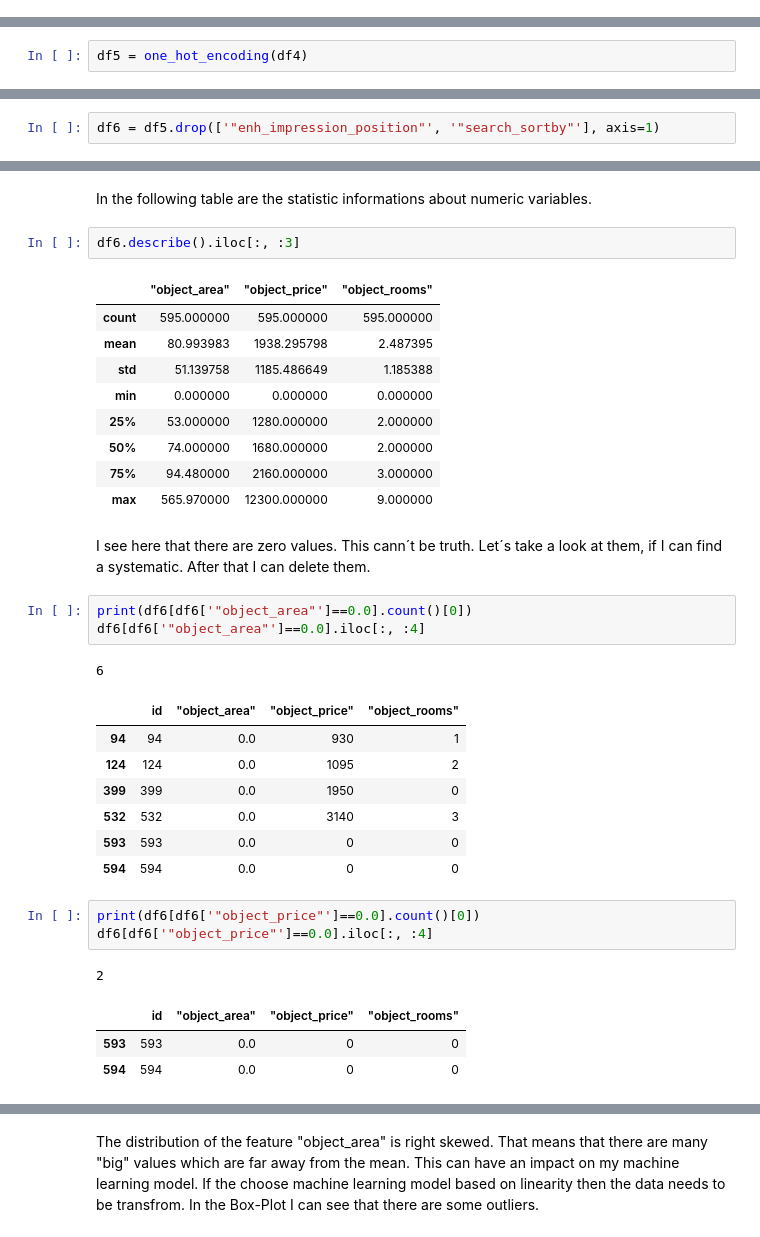
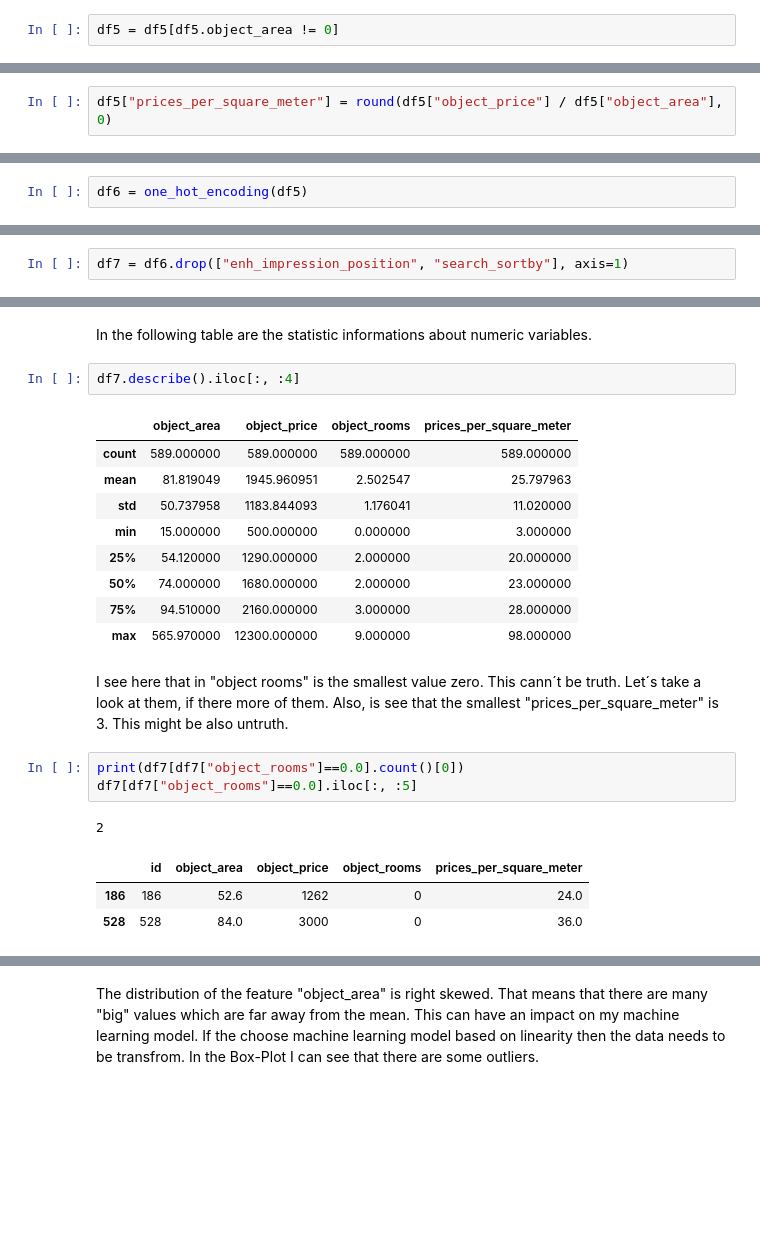
Before and after one commit to maximkiesel1/Machine_Learning_Rent_Prediction, a Jupyter notebook: Part_Two_EDA.ipynb, the cells around one changed output, grey strips where cells are left out. Cells and saved outputs as stored; diff of their text form; blank space fills up the shorter version.

```diff
--- a/Part_Two_EDA.ipynb
+++ b/Part_Two_EDA.ipynb
@@ -197,0 +226,2 @@ It seems like that most of the rentable flats are in structurally strong distric
+# %%
+df5 = df5[df5.object_area != 0]
@@ -197,0 +234,2 @@ It seems like that most of the rentable flats are in structurally strong distric
+# %%
+df5["prices_per_square_meter"] = round(df5["object_price"] / df5["object_area"], 0)
@@ -259,5 +359,5 @@ def one_hot_encoding(df):
             df = pd.get_dummies(data=df, columns=[i])
     return df
 # %%
-df5 = one_hot_encoding(df4)
+df6 = one_hot_encoding(df5)
 # %%
@@ -281,7 +381,7 @@ The next part is to look closer to the numeric values.
 # %% [markdown]
 The "enh_impression_position" and "search_sortby" functions count values from the website, from which the values were scraped. That´s why they can be deleted.
 # %%
-df6 = df5.drop(['"enh_impression_position"', '"search_sortby"'], axis=1)
+df7 = df6.drop(["enh_impression_position", "search_sortby"], axis=1)
 # %% [markdown]
 Before I move further, I check if there are some missing values in the numeric features.
 # %%
@@ -296,36 +398,25 @@ Ok, there are no missing values. But may be there are implausible values.
 # %% [markdown]
 In the following table are the statistic informations about numeric variables.
 # %%
-df6.describe().iloc[:, :3]
+df7.describe().iloc[:, :4]
 # %% [output]
-|  | "object_area" | "object_price" | "object_rooms" |
-| count | 595.000000 | 595.000000 | 595.000000 |
-| mean | 80.993983 | 1938.295798 | 2.487395 |
-| std | 51.139758 | 1185.486649 | 1.185388 |
-| min | 0.000000 | 0.000000 | 0.000000 |
-| 25% | 53.000000 | 1280.000000 | 2.000000 |
-| 50% | 74.000000 | 1680.000000 | 2.000000 |
-| 75% | 94.480000 | 2160.000000 | 3.000000 |
-| max | 565.970000 | 12300.000000 | 9.000000 |
+|  | object_area | object_price | object_rooms | prices_per_square_meter |
+| count | 589.000000 | 589.000000 | 589.000000 | 589.000000 |
+| mean | 81.819049 | 1945.960951 | 2.502547 | 25.797963 |
+| std | 50.737958 | 1183.844093 | 1.176041 | 11.020000 |
+| min | 15.000000 | 500.000000 | 0.000000 | 3.000000 |
+| 25% | 54.120000 | 1290.000000 | 2.000000 | 20.000000 |
+| 50% | 74.000000 | 1680.000000 | 2.000000 | 23.000000 |
+| 75% | 94.510000 | 2160.000000 | 3.000000 | 28.000000 |
+| max | 565.970000 | 12300.000000 | 9.000000 | 98.000000 |
 # %% [markdown]
-I see here that there are zero values. This cann´t be truth. Let´s take a look at them, if I can find a systematic. After that I can delete them.
+I see here that in "object rooms" is the smallest value zero. This cann´t be truth. Let´s take a look at them, if there more of them.
+Also, is see that the smallest "prices_per_square_meter" is 3. This might be also untruth.
 # %%
-print(df6[df6['"object_area"']==0.0].count()[0])
-df6[df6['"object_area"']==0.0].iloc[:, :4]
+print(df7[df7["object_rooms"]==0.0].count()[0])
+df7[df7["object_rooms"]==0.0].iloc[:, :5]
 # %% [output]
-6
+2
-|  | id | "object_area" | "object_price" | "object_rooms" |
-| 94 | 94 | 0.0 | 930 | 1 |
-| 124 | 124 | 0.0 | 1095 | 2 |
-| 399 | 399 | 0.0 | 1950 | 0 |
-| 532 | 532 | 0.0 | 3140 | 3 |
-| 593 | 593 | 0.0 | 0 | 0 |
-| 594 | 594 | 0.0 | 0 | 0 |
+|  | id | object_area | object_price | object_rooms | prices_per_square_meter |
+| 186 | 186 | 52.6 | 1262 | 0 | 24.0 |
+| 528 | 528 | 84.0 | 3000 | 0 | 36.0 |
-# %%
-print(df6[df6['"object_price"']==0.0].count()[0])
-df6[df6['"object_price"']==0.0].iloc[:, :4]
-# %% [output]
-2
-|  | id | "object_area" | "object_price" | "object_rooms" |
-| 593 | 593 | 0.0 | 0 | 0 |
-| 594 | 594 | 0.0 | 0 | 0 |
```
Also changed, not shown: parts of 57 cells of this notebook.
